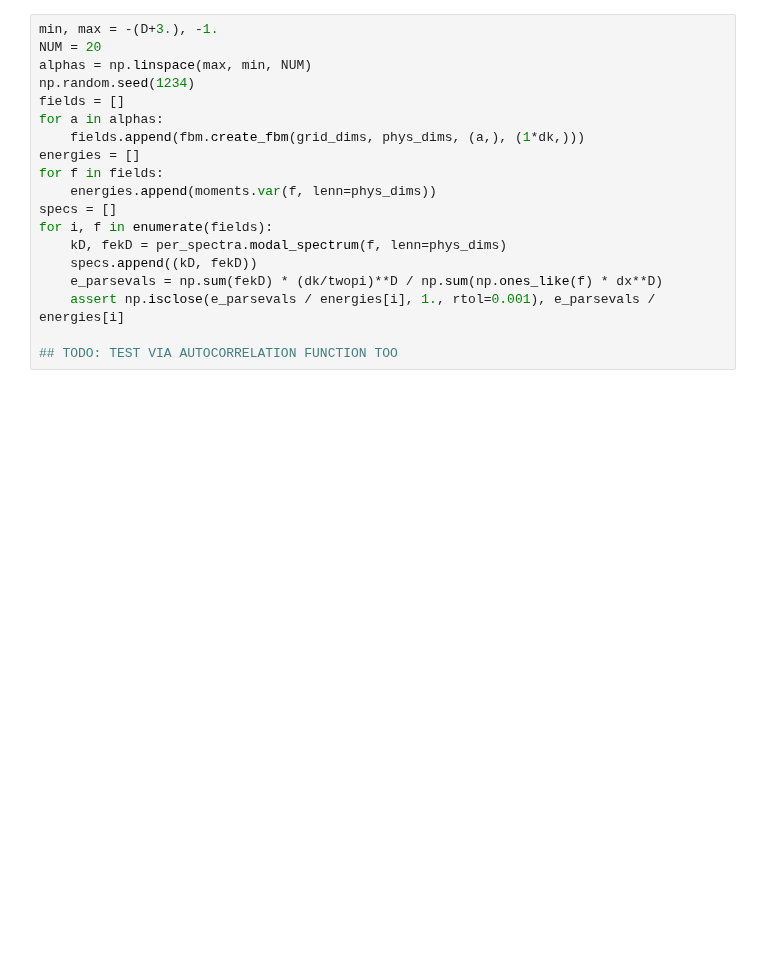
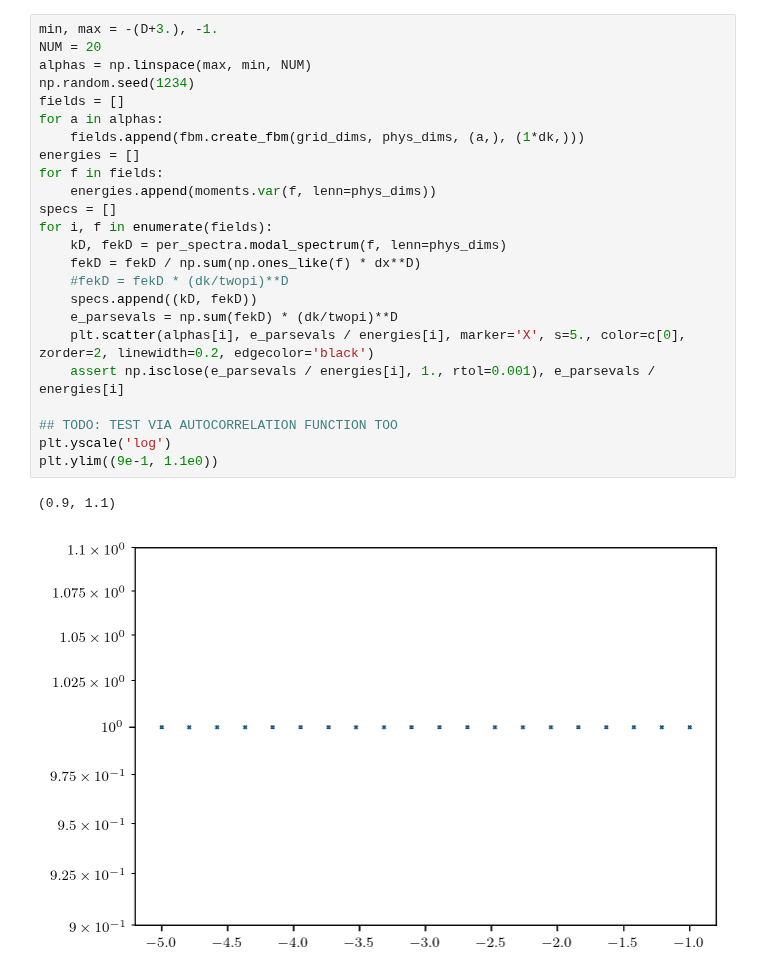
Before and after one commit to mab68/Kea, a Jupyter notebook: example_notebooks/parsevals.ipynb, the cells around one changed output. Saved outputs shown, nothing was run; the diff lists cells and outputs as text; blank space fills up the shorter version.

```diff
--- a/example_notebooks/parsevals.ipynb
+++ b/example_notebooks/parsevals.ipynb
@@ -27,21 +29,29 @@ dx = L/N
 # %%
 min, max = -(D+3.), -1.
 NUM = 20
 alphas = np.linspace(max, min, NUM)
 np.random.seed(1234)
 fields = []
 for a in alphas:
     fields.append(fbm.create_fbm(grid_dims, phys_dims, (a,), (1*dk,)))
 energies = []
 for f in fields:
     energies.append(moments.var(f, lenn=phys_dims))
 specs = []
 for i, f in enumerate(fields):
     kD, fekD = per_spectra.modal_spectrum(f, lenn=phys_dims)
+    fekD = fekD / np.sum(np.ones_like(f) * dx**D)
+    #fekD = fekD * (dk/twopi)**D
     specs.append((kD, fekD))
-    e_parsevals = np.sum(fekD) * (dk/twopi)**D / np.sum(np.ones_like(f) * dx**D)
+    e_parsevals = np.sum(fekD) * (dk/twopi)**D
+    plt.scatter(alphas[i], e_parsevals / energies[i], marker='X', s=5., color=c[0], zorder=2, linewidth=0.2, edgecolor='black')
     assert np.isclose(e_parsevals / energies[i], 1., rtol=0.001), e_parsevals / energies[i]
 
 ## TODO: TEST VIA AUTOCORRELATION FUNCTION TOO
+plt.yscale('log')
+plt.ylim((9e-1, 1.1e0))
+# %% [output]
+(0.9, 1.1)
+[figure, added]
 # %%
 from scipy.stats import binned_statistic
```
Also changed, not shown: parts of 4 cells of this notebook, 4 other files.
